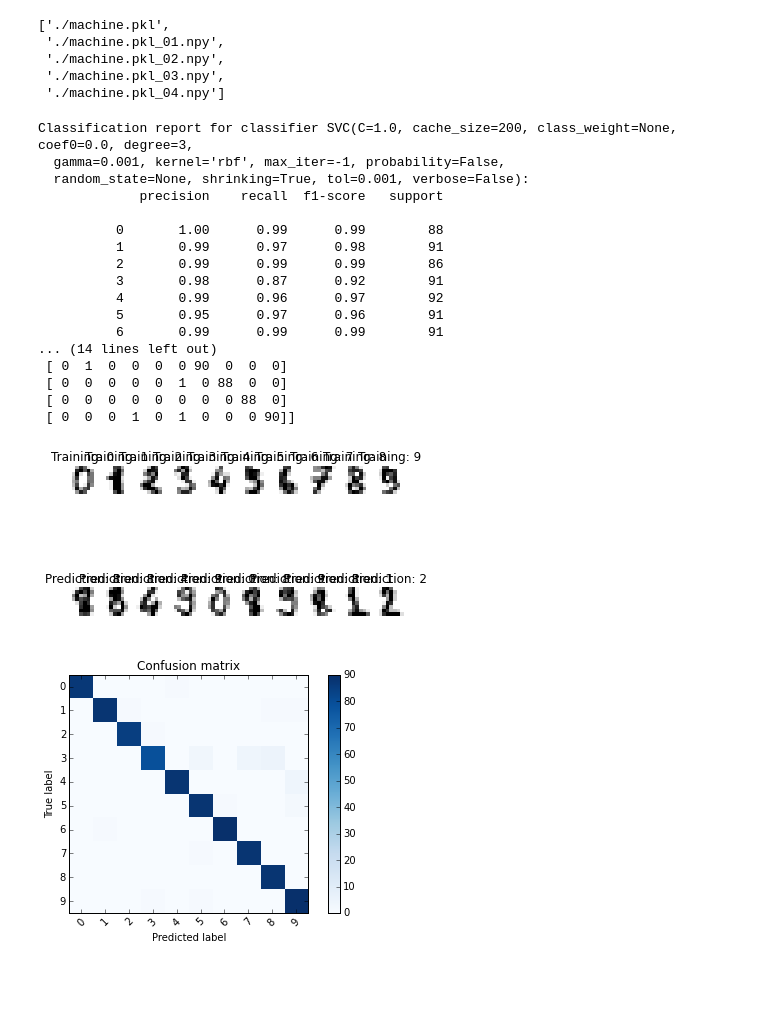
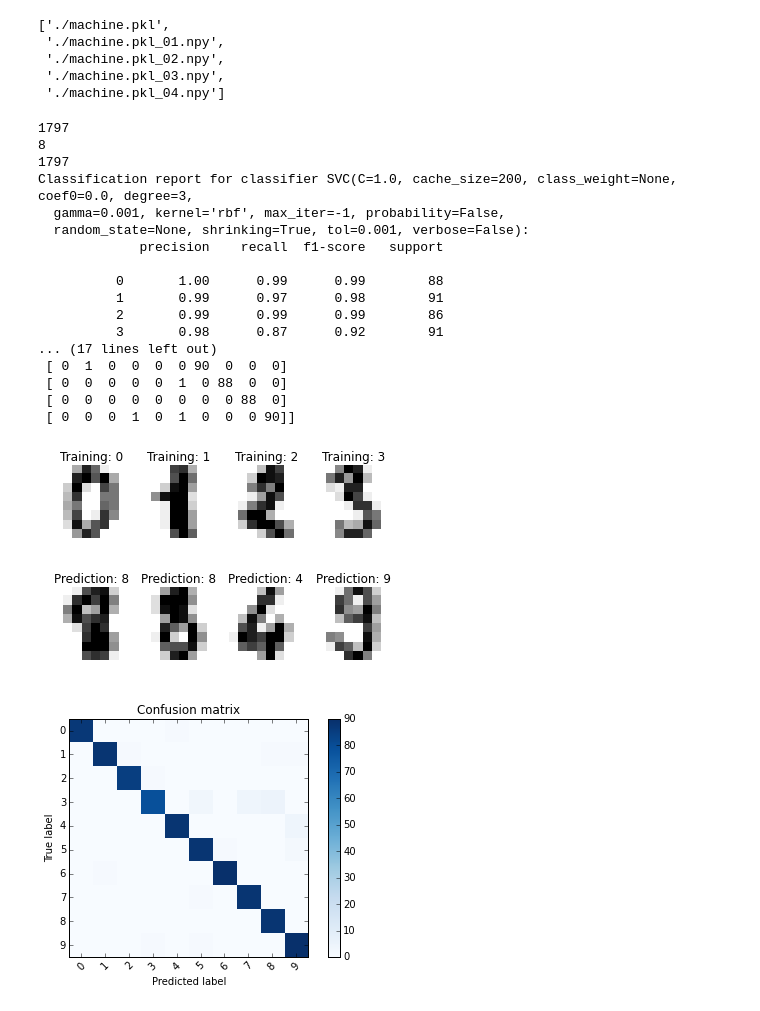
Before and after one commit to candyyunwen/number_recognizer, a Jupyter notebook: machines/number_recognizer/number_recognizer.ipynb, the cells around one changed output. Saved outputs shown, nothing was run; the diff lists cells and outputs as text; code cells hidden in the pictures; blank space fills up the shorter version.

```diff
--- a/machines/number_recognizer/number_recognizer.ipynb
+++ b/machines/number_recognizer/number_recognizer.ipynb
@@ -93,7 +93,6 @@ joblib.dump(classifier, "./machine.pkl")
  './machine.pkl_03.npy',
  './machine.pkl_04.npy']
 # %%
-%matplotlib inline
 # Standard scientific Python imports
 import matplotlib.pyplot as plt
 
@@ -110,11 +109,14 @@ digits = datasets.load_digits()
 # images, we know which digit they represent: it is given in the 'target' of
 # the dataset.
 images_and_labels = list(zip(digits.images, digits.target))
-for index, (image, label) in enumerate(images_and_labels[:10]):
-    plt.subplot(2, 10, index + 1)
+print(len(digits.images))
+for index, (image, label) in enumerate(images_and_labels[:4]):
+    plt.subplot(2, 4, index + 1)
     plt.axis('off')
     plt.imshow(image, cmap=plt.cm.gray_r, interpolation='nearest')
     plt.title('Training: %i' % label)
+print(len(image))
+print(len(digits.images))
 
 # 資料攤平:1797 x 8 x 8 -> 1797 x 64
 # 這裏的-1代表自動計算，相當於 (n_samples, 64)
@@ -129,40 +131,40 @@ classifier.fit(data[:n_samples / 2], digits.target[:n_samples / 2])
 
 # Now predict the value of the digit on the second half:
 expected = digits.target[n_samples / 2:]
 #利用後半部份的資料來測試分類器，共 899筆資料
 predicted = classifier.predict(data[n_samples / 2:])
 
 print("Classification report for classifier %s:\n%s\n"
       % (classifier, metrics.classification_report(expected, predicted)))
 print("Confusion matrix:\n%s" % metrics.confusion_matrix(expected, predicted))
 
 images_and_predictions = list(zip(digits.images[n_samples / 2:], predicted))
-for index, (image, prediction) in enumerate(images_and_predictions[:10]):
-    plt.subplot(2, 10, index + 11)
+for index, (image, prediction) in enumerate(images_and_predictions[:4]):
+    plt.subplot(2, 4, index + 5)
     plt.axis('off')
     plt.imshow(image, cmap=plt.cm.gray_r, interpolation='nearest')
     plt.title('Prediction: %i' % prediction)
 
 plt.show()
 # %% [output]
+1797
+8
+1797
 Classification report for classifier SVC(C=1.0, cache_size=200, class_weight=None, coef0=0.0, degree=3,
   gamma=0.001, kernel='rbf', max_iter=-1, probability=False,
   random_state=None, shrinking=True, tol=0.001, verbose=False):
              precision    recall  f1-score   support
 
           0       1.00      0.99      0.99        88
           1       0.99      0.97      0.98        91
           2       0.99      0.99      0.99        86
           3       0.98      0.87      0.92        91
-          4       0.99      0.96      0.97        92
-          5       0.95      0.97      0.96        91
-          6       0.99      0.99      0.99        91
-... (14 lines left out)
+... (17 lines left out)
  [ 0  1  0  0  0  0 90  0  0  0]
  [ 0  0  0  0  0  1  0 88  0  0]
  [ 0  0  0  0  0  0  0  0 88  0]
  [ 0  0  0  1  0  1  0  0  0 90]]
-[figure, old version]
+[figure, new version]
 # %%
 def plot_confusion_matrix(cm, title='Confusion matrix', cmap=plt.cm.Blues):
     import numpy as np
```
Also changed, not shown: parts of 5 cells of this notebook, 2 other files.
